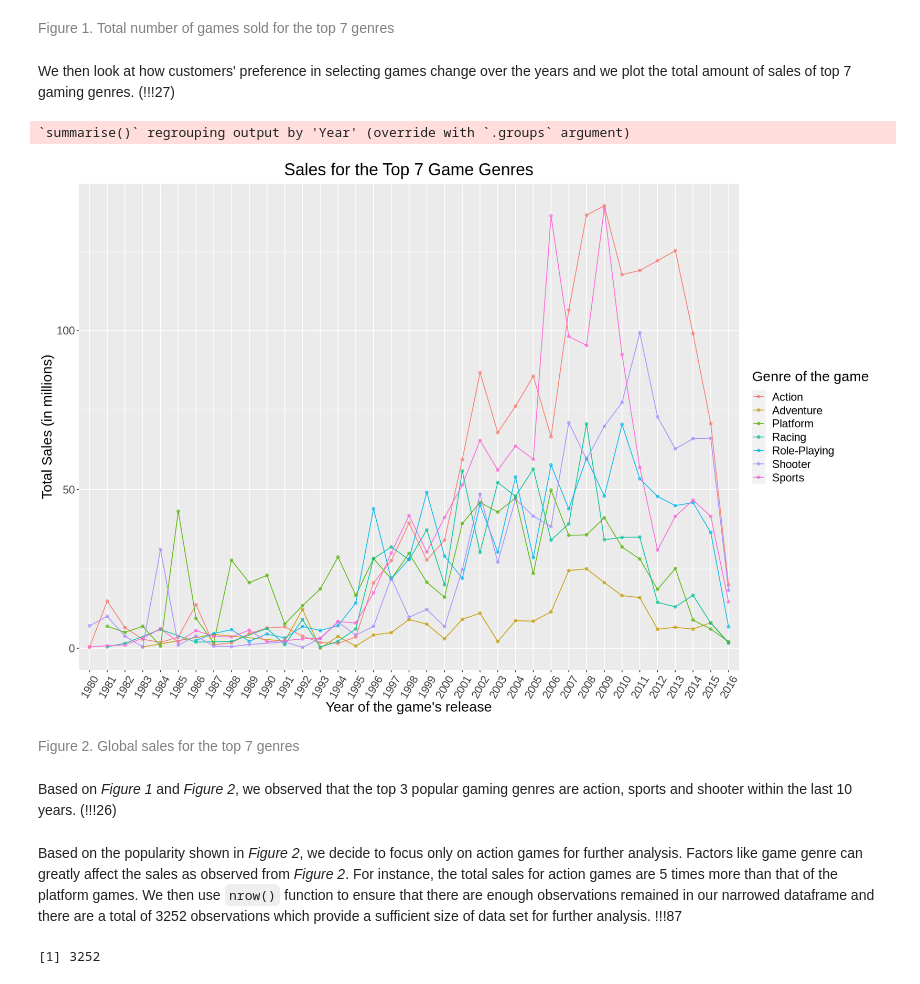
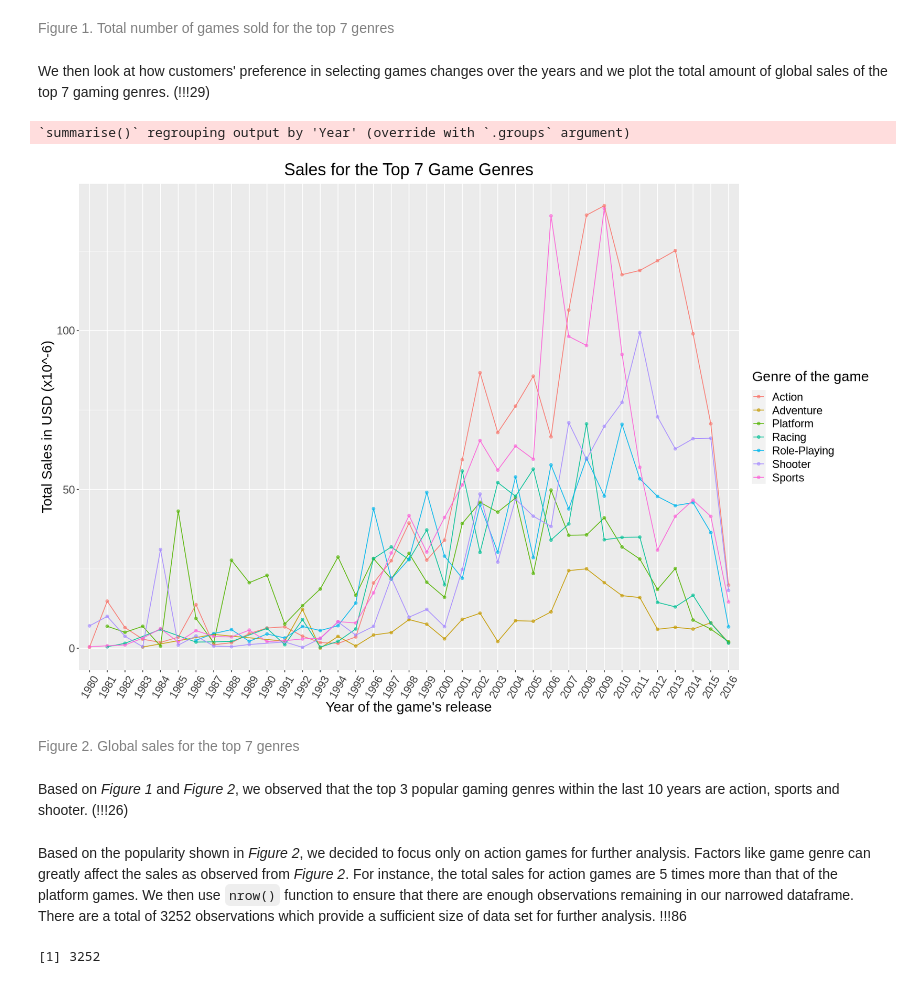
Before and after one commit to kristennli/DSCI100_project, a Jupyter notebook: Final Project Draft.ipynb, the cells around one changed output. Cells and saved outputs as stored; diff of their text form; code cells hidden in the pictures.

```diff
--- a/Final Project Draft.ipynb
+++ b/Final Project Draft.ipynb
@@ -192,41 +174,41 @@ A tibble: 12 × 2
 # %% [markdown]
 <span style="color:gray">Figure 1. Total number of games sold for the top 7 genres</span>
 # %% [markdown]
-We then look at how customers' preference in selecting games change over the years and we plot the total amount of sales of top 7 gaming genres. (!!!27)
+We then look at how customers' preference in selecting games changes over the years and we plot the total amount of global sales of the top 7 gaming genres. (!!!29)
 # %%
 #summarize the different game genres' global sales
 genre_gbsales <- vg %>%
   filter(Genre %in% c("Action","Sports","Role-Playing","Shooter",
                       "Adventure","Racing", "Platform"))%>%
     group_by(Year,Genre)%>%
     summarize(total_sales = sum(Global_Sales))
 
 #Figure 2
 #plot top 7 genres' global sales vs year of the game release
 #only 7 out of 12 genres were selected for better visualization
 options(repr.plot.width = 15, repr.plot.height = 10)
 genre_gbsales_plot <- genre_gbsales %>%
   ggplot(aes(x = Year, y = total_sales, colour = Genre, group = Genre))+
   geom_point(alpha = 0.6)+
   geom_line(alpha = 0.9)+
     labs(x = "Year of the game's release",
-         y = "Total Sales (in millions)",
+         y = "Total Sales in USD (x10^-6)",
          colour = "Genre of the game",
          title = "Sales for the Top 7 Game Genres")+
     theme(axis.text.x = element_text(angle = 60, vjust = 0.5, hjust=0.5),
           text = element_text(size = 18))+
     theme(plot.title = element_text(hjust = 0.5))
 
 genre_gbsales_plot
 # %% [output]
 `summarise()` regrouping output by 'Year' (override with `.groups` argument)
-[figure, old version]
+[figure, new version]
 # %% [markdown]
 <span style="color:gray">Figure 2. Global sales for the top 7 genres</span>
 # %% [markdown]
-Based on *Figure 1* and *Figure 2*, we observed that the top 3 popular gaming genres are action, sports and shooter within the last 10 years. (!!!26)
+Based on *Figure 1* and *Figure 2*, we observed that the top 3 popular gaming genres within the last 10 years are action, sports and shooter. (!!!26)
 # %% [markdown]
-Based on the popularity shown in *Figure 2*, we decide to focus only on action games for further analysis. Factors like game genre can greatly affect the sales as observed from *Figure 2*. For instance, the total sales for action games are 5 times more than that of the platform games. We then use `nrow()` function to ensure that there are enough observations remained in our narrowed dataframe and there are a total of 3252 observations which provide a sufficient size of data set for further analysis. !!!87
+Based on the popularity shown in *Figure 2*, we decided to focus only on action games for further analysis. Factors like game genre can greatly affect the sales as observed from *Figure 2*. For instance, the total sales for action games are 5 times more than that of the platform games. We then use `nrow()` function to ensure that there are enough observations remaining in our narrowed dataframe. There are a total of 3252 observations which provide a sufficient size of data set for further analysis. !!!86
 # %%
 # count the number of games in each genre in the dataset
 vg_genre_nrow <- vg %>%
```
Also changed, not shown: parts of 33 cells of this notebook.
